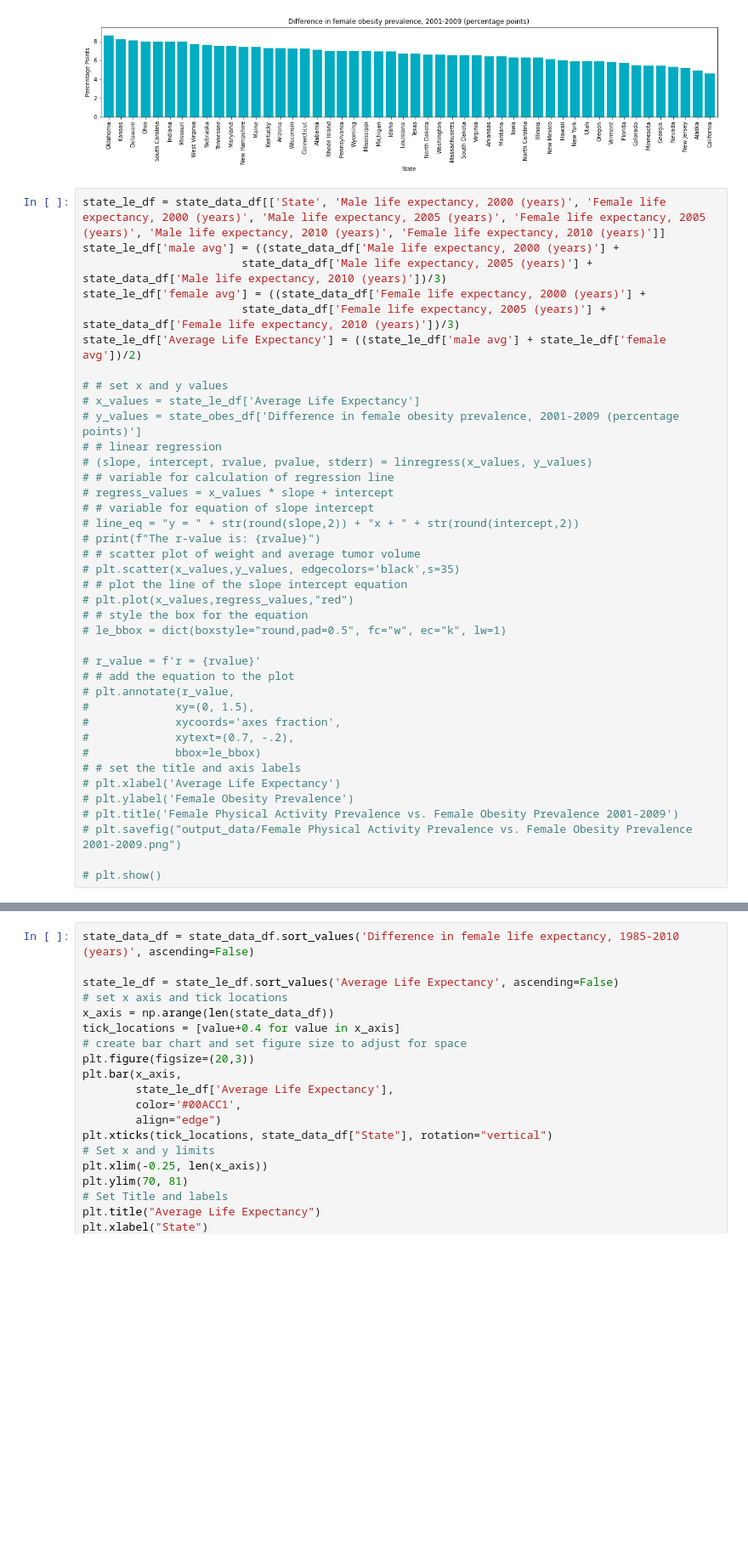
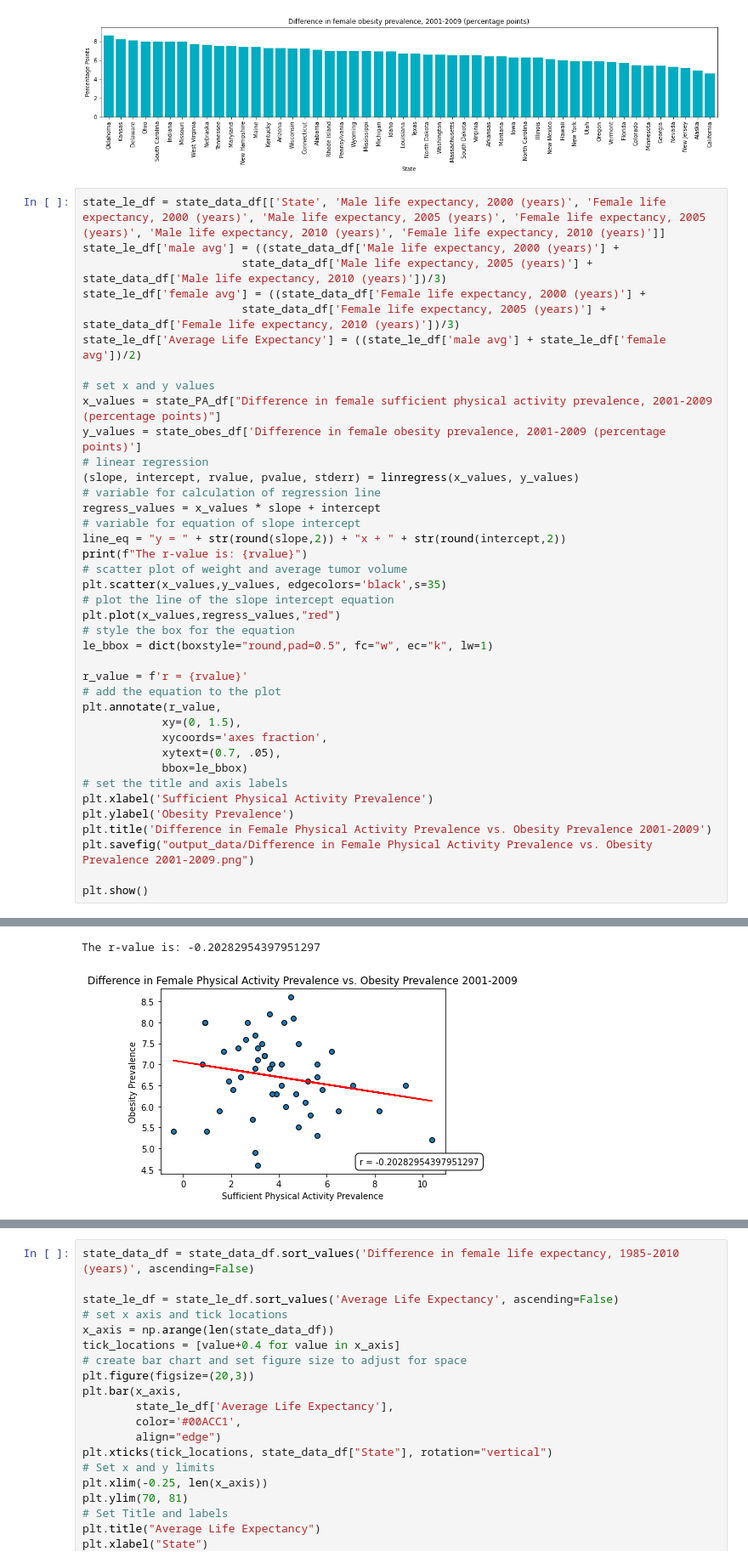
Before and after one commit to Mvillarreal88/State-of-Survival, a Jupyter notebook: Sandbox/Dillon/states-charts.ipynb, the cells around one changed output, grey strips where cells are left out. Shown at 85% size. Saved outputs shown, nothing was run; the diff lists cells and outputs as text; blank space fills up the shorter version.

Commit message:
added linear regression

```diff
--- a/Sandbox/Dillon/states-charts.ipynb
+++ b/Sandbox/Dillon/states-charts.ipynb
@@ -153,54 +153,56 @@ plt.show()
 # %%
 state_le_df = state_data_df[['State', 'Male life expectancy, 2000 (years)', 'Female life expectancy, 2000 (years)', 'Male life expectancy, 2005 (years)', 'Female life expectancy, 2005 (years)', 'Male life expectancy, 2010 (years)', 'Female life expectancy, 2010 (years)']]
 state_le_df['male avg'] = ((state_data_df['Male life expectancy, 2000 (years)'] +
                         state_data_df['Male life expectancy, 2005 (years)'] + state_data_df['Male life expectancy, 2010 (years)'])/3)
 state_le_df['female avg'] = ((state_data_df['Female life expectancy, 2000 (years)'] +
                         state_data_df['Female life expectancy, 2005 (years)'] + state_data_df['Female life expectancy, 2010 (years)'])/3)
 state_le_df['Average Life Expectancy'] = ((state_le_df['male avg'] + state_le_df['female avg'])/2)
 
-# # set x and y values
-# x_values = state_le_df['Average Life Expectancy']
-# y_values = state_obes_df['Difference in female obesity prevalence, 2001-2009 (percentage points)']
-# # linear regression
-# (slope, intercept, rvalue, pvalue, stderr) = linregress(x_values, y_values)
-# # variable for calculation of regression line
-# regress_values = x_values * slope + intercept
-# # variable for equation of slope intercept
-# line_eq = "y = " + str(round(slope,2)) + "x + " + str(round(intercept,2))
-# print(f"The r-value is: {rvalue}")
-# # scatter plot of weight and average tumor volume
-# plt.scatter(x_values,y_values, edgecolors='black',s=35)
-# # plot the line of the slope intercept equation
-# plt.plot(x_values,regress_values,"red")
-# # style the box for the equation
-# le_bbox = dict(boxstyle="round,pad=0.5", fc="w", ec="k", lw=1)
+# set x and y values
+x_values = state_PA_df["Difference in female sufficient physical activity prevalence, 2001-2009 (percentage points)"]
+y_values = state_obes_df['Difference in female obesity prevalence, 2001-2009 (percentage points)']
+# linear regression
+(slope, intercept, rvalue, pvalue, stderr) = linregress(x_values, y_values)
+# variable for calculation of regression line
+regress_values = x_values * slope + intercept
+# variable for equation of slope intercept
+line_eq = "y = " + str(round(slope,2)) + "x + " + str(round(intercept,2))
+print(f"The r-value is: {rvalue}")
+# scatter plot of weight and average tumor volume
+plt.scatter(x_values,y_values, edgecolors='black',s=35)
+# plot the line of the slope intercept equation
+plt.plot(x_values,regress_values,"red")
+# style the box for the equation
+le_bbox = dict(boxstyle="round,pad=0.5", fc="w", ec="k", lw=1)
 
-# r_value = f'r = {rvalue}'
-# # add the equation to the plot
-# plt.annotate(r_value,
-#             xy=(0, 1.5),
-#             xycoords='axes fraction',
-#             xytext=(0.7, -.2),
-#             bbox=le_bbox)
-# # set the title and axis labels
-# plt.xlabel('Average Life Expectancy')
-# plt.ylabel('Female Obesity Prevalence')
-# plt.title('Female Physical Activity Prevalence vs. Female Obesity Prevalence 2001-2009')
-# plt.savefig("output_data/Female Physical Activity Prevalence vs. Female Obesity Prevalence 2001-2009.png")
+r_value = f'r = {rvalue}'
+# add the equation to the plot
+plt.annotate(r_value,
+            xy=(0, 1.5),
+            xycoords='axes fraction',
+            xytext=(0.7, .05),
+            bbox=le_bbox)
+# set the title and axis labels
+plt.xlabel('Sufficient Physical Activity Prevalence')
+plt.ylabel('Obesity Prevalence')
+plt.title('Difference in Female Physical Activity Prevalence vs. Obesity Prevalence 2001-2009')
+plt.savefig("output_data/Difference in Female Physical Activity Prevalence vs. Obesity Prevalence 2001-2009.png")
 
-# plt.show()
+plt.show()
 # %% [output]
 A value is trying to be set on a copy of a slice from a DataFrame.
 Try using .loc[row_indexer,col_indexer] = value instead
 
 See the caveats in the documentation: https://pandas.pydata.org/pandas-docs/stable/user_guide/indexing.html#returning-a-view-versus-a-copy
   This is separate from the ipykernel package so we can avoid doing imports until
 A value is trying to be set on a copy of a slice from a DataFrame.
 Try using .loc[row_indexer,col_indexer] = value instead
 
 See the caveats in the documentation: https://pandas.pydata.org/pandas-docs/stable/user_guide/indexing.html#returning-a-view-versus-a-copy
   """
 A value is trying to be set on a copy of a slice from a DataFrame.
 Try using .loc[row_indexer,col_indexer] = value instead
 
 See the caveats in the documentation: https://pandas.pydata.org/pandas-docs/stable/user_guide/indexing.html#returning-a-view-versus-a-copy
+The r-value is: -0.20282954397951297
+[figure, added]
```
Also changed, not shown: parts of 1 cell of this notebook, 2 other files.
